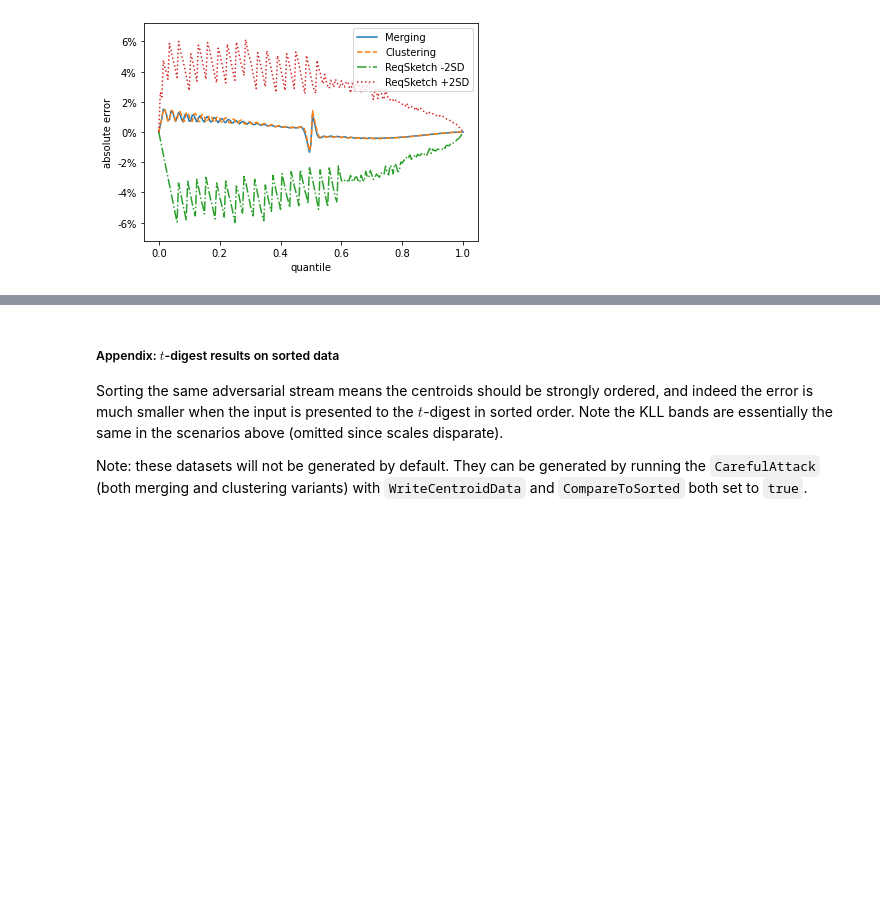
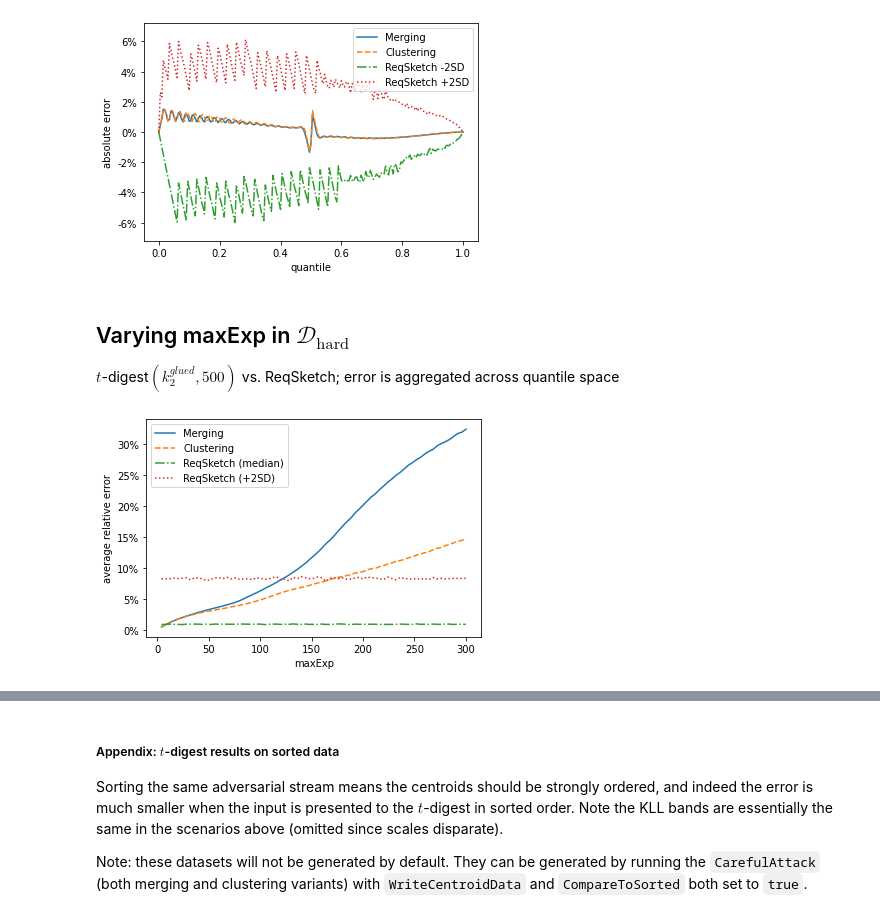
Before and after one commit to PavelVesely/t-digest, a Jupyter notebook: docs/python/adversarial_plots/notebooks/error_plots.ipynb, the cells around one changed output, grey strips where cells are left out. Cells and saved outputs as stored; diff of their text form; code cells hidden in the pictures; blank space fills up the shorter version.

Commit message:
updated README, RunAllExperiments, and error notebook with the new experiment (patch by Joe, slightly edited by me)

```diff
--- a/docs/python/adversarial_plots/notebooks/error_plots.ipynb
+++ b/docs/python/adversarial_plots/notebooks/error_plots.ipynb
@@ -141,3 +141,18 @@ display([(trunc[0], None)],
         plot_lines=['-', '--', '-.', ':'])
 # %% [output]
 [figure]
+# %% [markdown]
+
+## Varying maxExp in ${\mathcal{D}_{\mathrm{hard}}}$
+
+$t$-digest$(k_2^{glued}, 500)$ vs. ReqSketch; error is aggregated across quantile space
+# %%
+max_exp_file = 'varyingMaxExp_loguniform2_lgN=20_lgT=8_maxExpStep=4__compr=500_K_2_GLUED.csv'
+
+avg_col_renames = {'Merging AvgRE': 'Merging', 'Clustering AvgRE': 'Clustering',
+ 'ReqSketch AvgRE (median)': 'ReqSketch (median)', 'ReqSketch AvgRE (+2SD)': 'ReqSketch (+2SD)'}
+
+display([(max_exp_file, avg_col_renames)], column_range=(5, 9), imgname='vary_maxExp_avg', xlabel='maxExp', ylabel='average relative error',
+       plot_lines=['-', '--', '-.', ':'])
+# %% [output]
+[figure, added]
```
Also changed, not shown: parts of 2 cells of this notebook, 2 other files.
